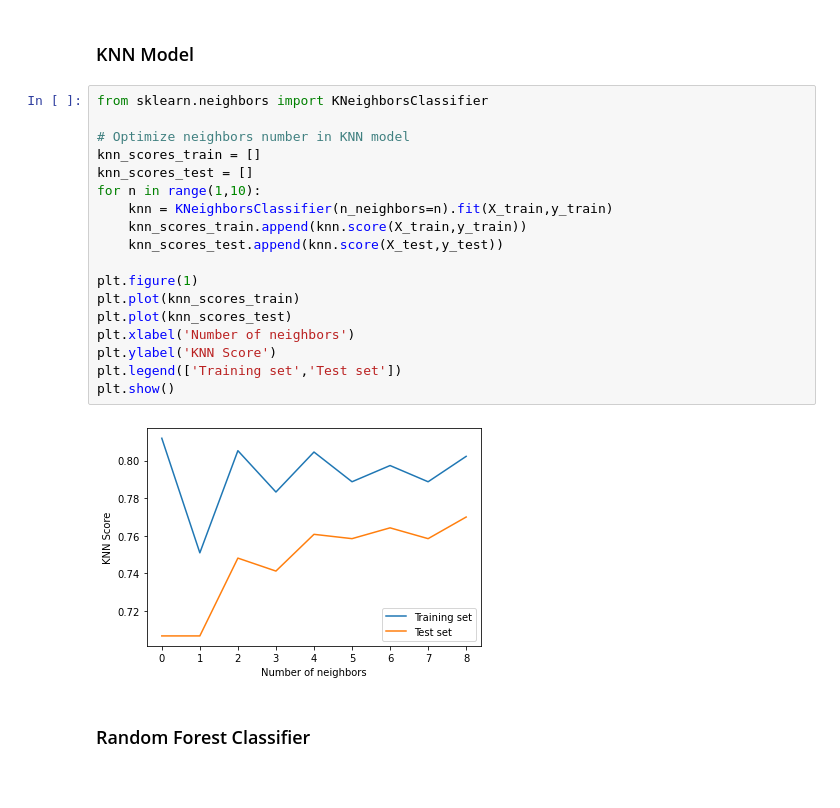
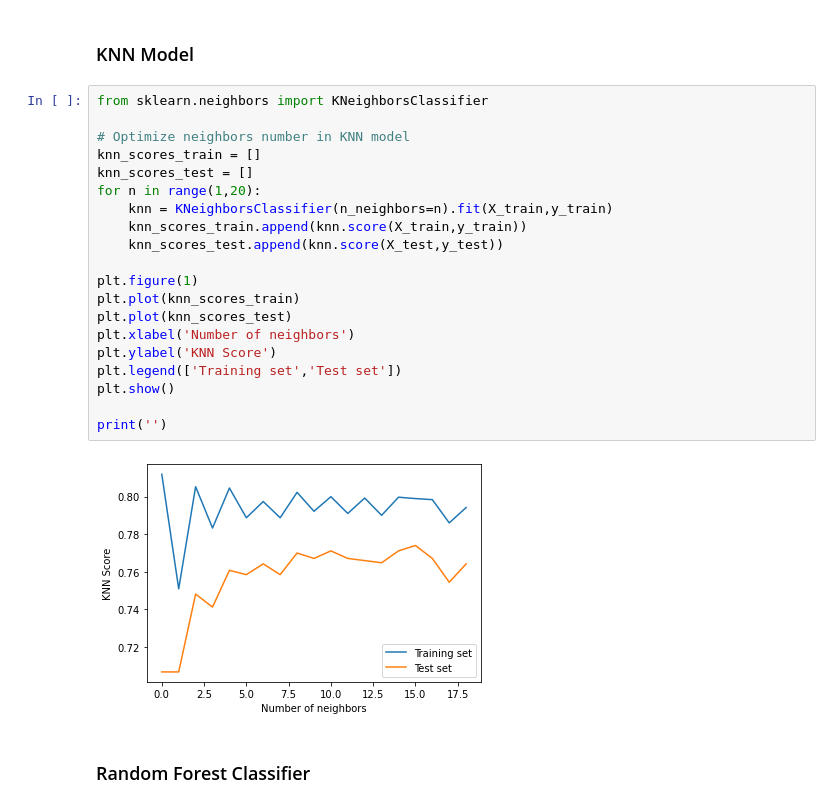
Before and after one commit to cseilcseil/spaceship-titanic, a Jupyter notebook: spaceship_titanic.ipynb, the cells around one changed output. Drawn from its saved outputs; the diff is of its cells as text.

```diff
--- a/spaceship_titanic.ipynb
+++ b/spaceship_titanic.ipynb
@@ -216,22 +216,24 @@ features_test = pd.get_dummies(features_test)
 # %%
 from sklearn.neighbors import KNeighborsClassifier
 
 # Optimize neighbors number in KNN model
 knn_scores_train = []
 knn_scores_test = []
-for n in range(1,10):
+for n in range(1,20):
     knn = KNeighborsClassifier(n_neighbors=n).fit(X_train,y_train)
     knn_scores_train.append(knn.score(X_train,y_train))
     knn_scores_test.append(knn.score(X_test,y_test))
 
 plt.figure(1)
 plt.plot(knn_scores_train)
 plt.plot(knn_scores_test)
 plt.xlabel('Number of neighbors')
 plt.ylabel('KNN Score')
 plt.legend(['Training set','Test set'])
 plt.show()
+
+print('')
 # %% [output]
-[figure, old version]
+[figure, new version]
 # %% [markdown]
 ### Random Forest Classifier
```
Also changed, not shown: parts of 5 cells of this notebook.
